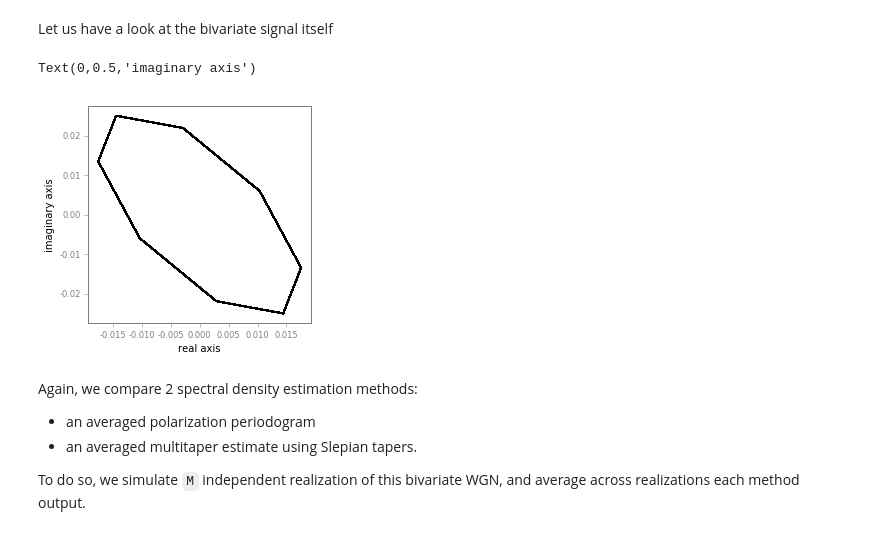
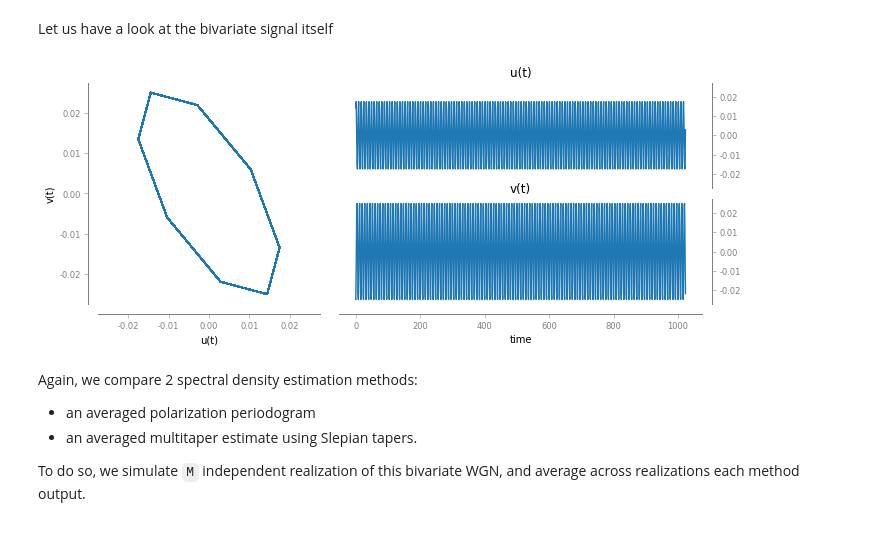
Before and after one commit to jflamant/bispy, a Jupyter notebook: notebooks/spectralanalysisTutorial.ipynb, the cells around one changed output. Cells and saved outputs as stored; diff of their text form; code cells hidden in the pictures.

```diff
--- a/notebooks/spectralanalysisTutorial.ipynb
+++ b/notebooks/spectralanalysisTutorial.ipynb
@@ -142,14 +127,9 @@ x = bsp.utils.bivariateAMFM(a, theta, chi, 2*np.pi*f0*t, complexOutput=True, Hem
 # %% [markdown]
 Let us have a look at the bivariate signal itself
-# %%
-fig, ax = plt.subplots()
-ax.plot(x.real, x.imag, color='k')
-
-ax.set_xlabel('real axis')
-ax.set_ylabel('imaginary axis')
-# %% [output]
-Text(0,0.5,'imaginary axis')
-[figure, removed]
+# %%
+fig, ax = bsp.utils.visual.plot2D(t, x)
+# %% [output]
+[figure, added]
 # %% [markdown]
 Again, we compare 2 spectral density estimation methods:
 
```
Also changed, not shown: parts of 19 cells of this notebook.
